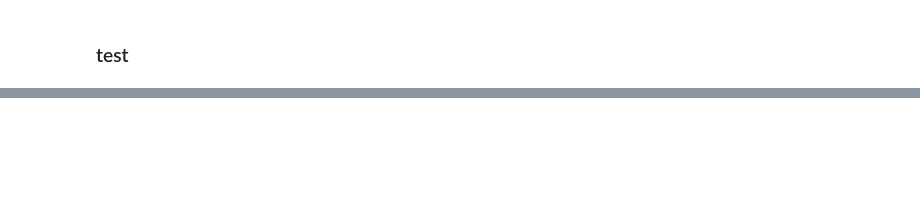
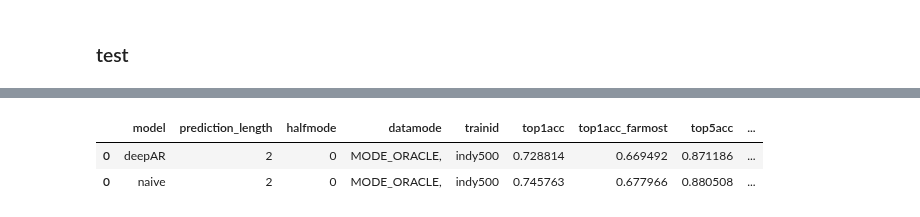
Before and after one commit to DSC-SPIDAL/rankpredictor, a Jupyter notebook: run/13.FullTest/notebook/laptime2rank-evaluate-fulltest-disturbance-directrank.ipynb, the cells around one changed output, grey strips where cells are left out. Drawn from its saved outputs; the diff is of its cells as text; code cells hidden in the pictures; blank space fills up the shorter version.

```diff
--- a/run/13.FullTest/notebook/laptime2rank-evaluate-fulltest-disturbance-directrank.ipynb
+++ b/run/13.FullTest/notebook/laptime2rank-evaluate-fulltest-disturbance-directrank.ipynb
@@ -1962,0 +2072,6 @@ t3_dfret
+# %%
+baselineret
+# %% [output]
+|  | model | prediction_length | halfmode | datamode | trainid | top1acc | top1acc_farmost | top5acc | ... |
+| 0 | deepAR | 2 | 0 | MODE_ORACLE, | indy500 | 0.728814 | 0.669492 | 0.871186 | ... |
+| 0 | naive | 2 | 0 | MODE_ORACLE, | indy500 | 0.745763 | 0.677966 | 0.880508 | ... |
```
Also changed, not shown: parts of 21 cells of this notebook, 5 other files.
